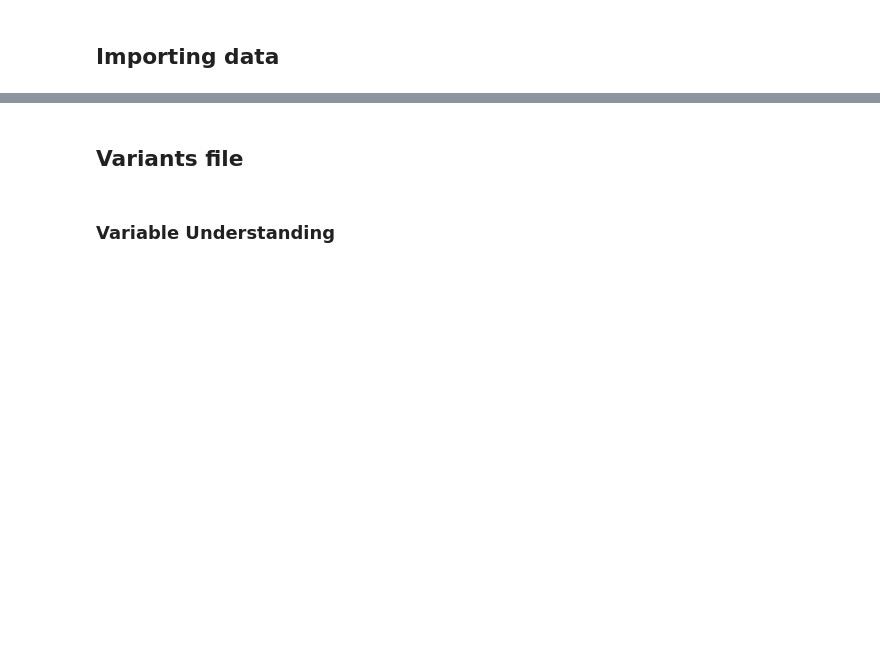
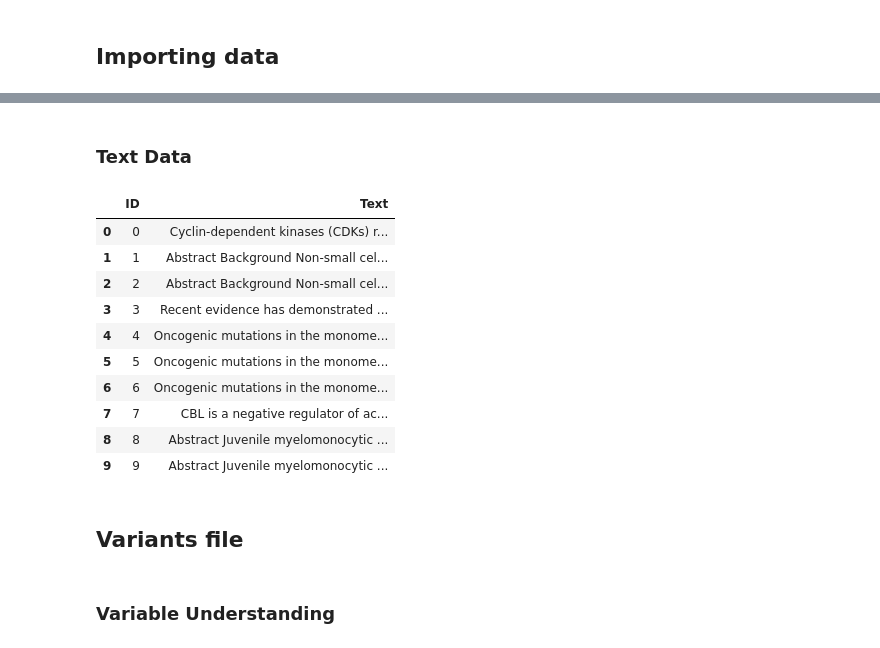
Before and after one commit to lriverawong/personalized-medicine-data-analysis, a Jupyter notebook: Final.ipynb, the cells around one changed output, grey strips where cells are left out. Drawn from its saved outputs; the diff is of its cells as text; code cells hidden in the pictures; blank space fills up the shorter version.

```diff
--- a/Final.ipynb
+++ b/Final.ipynb
@@ -26,3 +50,19 @@ d_text = pd.read_csv(text_path, sep = "\|\|", skiprows=1, names = ['ID','Text'],
+# %% [markdown]
+### Text Data
+# %%
+d_text.head(10)
+# %% [output]
+|  | ID | Text |
+| 0 | 0 | Cyclin-dependent kinases (CDKs) r... |
+| 1 | 1 | Abstract Background Non-small cel... |
+| 2 | 2 | Abstract Background Non-small cel... |
+| 3 | 3 | Recent evidence has demonstrated ... |
+| 4 | 4 | Oncogenic mutations in the monome... |
+| 5 | 5 | Oncogenic mutations in the monome... |
+| 6 | 6 | Oncogenic mutations in the monome... |
+| 7 | 7 | CBL is a negative regulator of ac... |
+| 8 | 8 | Abstract Juvenile myelomonocytic ... |
+| 9 | 9 | Abstract Juvenile myelomonocytic ... |
 # %% [markdown]
 ## Variants file
 # %% [markdown]
```
Also changed, not shown: parts of 23 cells of this notebook.
